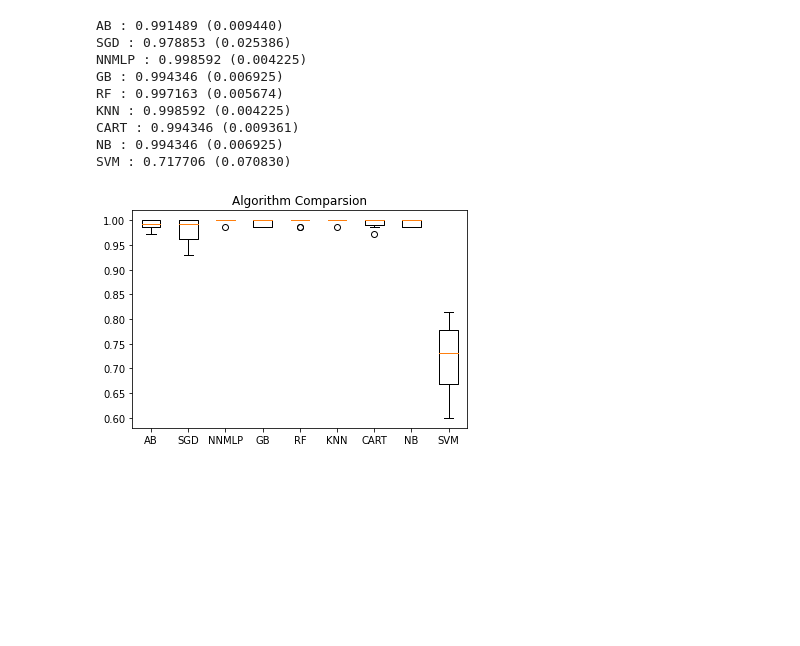
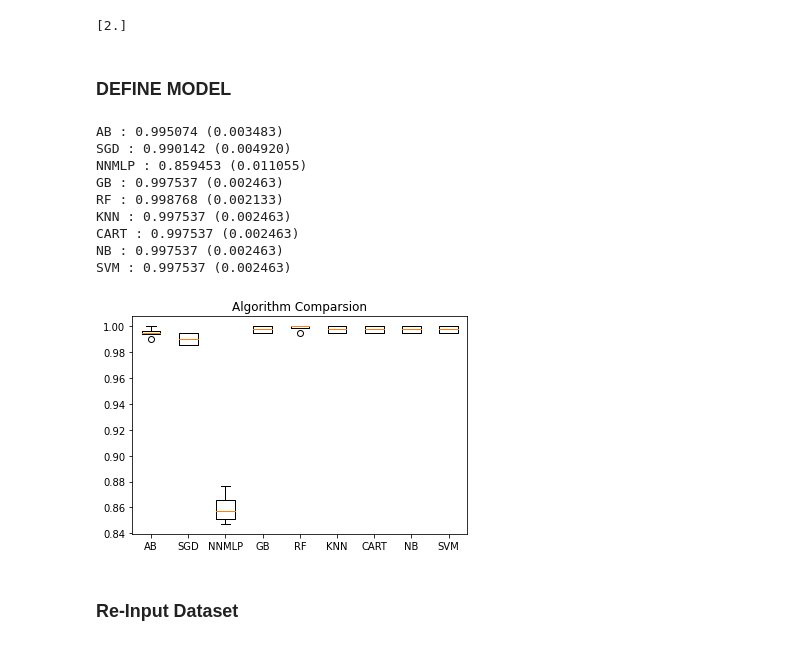
Before and after one commit to josuadiontamba/human_pose_and_activity_recognition, a Jupyter notebook: trainer/comparison.ipynb, the cells around one changed output. Cells and saved outputs as stored; diff of their text form; code cells hidden in the pictures; blank space fills up the shorter version.

```diff
--- a/trainer/comparison.ipynb
+++ b/trainer/comparison.ipynb
@@ -25,5 +31,5 @@ from sklearn.metrics import accuracy_score
 # %%
-url = "/home/jos/tf_lab/Ultralight-SimplePose/generator_dataset/dataset_file3.csv"
+url = "/home/jos/tf_lab/Ultralight-SimplePose/generator_dataset/dataset_file_5.csv"
 data_title = ['0','1','2','3','4','5','6','7','8','9','10','11','12','13','14','15','16','res']
 
 dataset = read_csv(url, names=data_title)
@@ -33,4 +39,5 @@ array = dataset.values
 X = array[:,[5,6,11,12,13,14,15,16]]
 y = array[:,len(data_title)-1]
 data_title = ['5','6','11','12','13','14','15','16','res']
-X_train, X_validation, Y_train, Y_validation = train_test_split(X, y, test_size=0.20, random_state=1, shuffle=True)
+# train_size?
+X_train, X_validation, Y_train, Y_validation = train_test_split(X, y, train_size=0.9999, shuffle=True)
@@ -37,3 +78,9 @@ X_train, X_validation, Y_train, Y_validation = train_test_split(X, y, test_size=
+# %%
+print(Y_validation)
+# %% [output]
+[2.]
+# %% [markdown]
+### DEFINE MODEL
 # %%
 
 # Spot Check Algorithms
@@ -50,28 +97,46 @@ models.append(('SVM', SVC(gamma='auto')))
 # %%
 # evaluate each model in Turn
 results = []
 names = []
 selectedName = ""
 selectedModel = ""
 largestAccuracy = 0
+# kfold ?
+# cek apakah X_train dan Y_train di pisah lagi
+
 for name,model in models:
-    kfold = StratifiedKFold(n_splits=10, random_state=1, shuffle=True)
+    kfold = StratifiedKFold(n_splits=4, random_state=1, shuffle=True)
     cv_results = cross_val_score(model, X_train, Y_train, cv=kfold, scoring='accuracy')
     results.append(cv_results)
     names.append(name)
     print('%s : %f (%f)' % (name, cv_results.mean(), cv_results.std()))
+
+
+    ## ??
+    predictions = model.predict(X_validation_2)
+    accuracy = accuracy_score(Y_validation_2, predictions)
+    confuse_maker = confusion_matrix(Y_validation_2, predictions)
+    raport = classification_report(Y_validation_2, predictions)
+
+    print(accuracy)
+    print(confuse_maker)
+    print(raport)
+
+
 # Comparison
 pyplot.boxplot(results, labels = names)
 pyplot.title('Algorithm Comparsion')
 pyplot.show()
 # %% [output]
-AB : 0.991489 (0.009440)
-SGD : 0.978853 (0.025386)
-NNMLP : 0.998592 (0.004225)
-GB : 0.994346 (0.006925)
-RF : 0.997163 (0.005674)
-KNN : 0.998592 (0.004225)
-CART : 0.994346 (0.009361)
-NB : 0.994346 (0.006925)
-SVM : 0.717706 (0.070830)
+AB : 0.995074 (0.003483)
+SGD : 0.990142 (0.004920)
+NNMLP : 0.859453 (0.011055)
+GB : 0.997537 (0.002463)
+RF : 0.998768 (0.002133)
+KNN : 0.997537 (0.002463)
+CART : 0.997537 (0.002463)
+NB : 0.997537 (0.002463)
+SVM : 0.997537 (0.002463)
-[figure, old version]
+[figure, new version]
+# %% [markdown]
+### Re-Input Dataset
```
Also changed, not shown: parts of 15 cells of this notebook, 17 other files.
